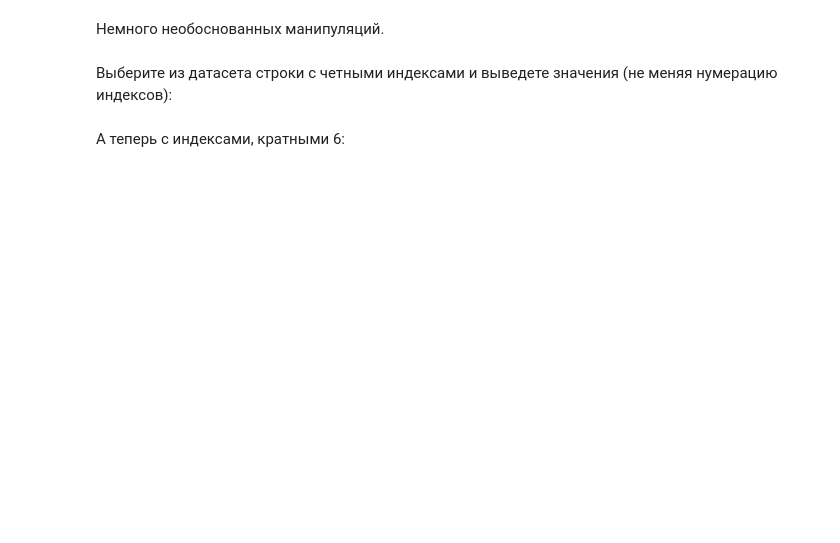
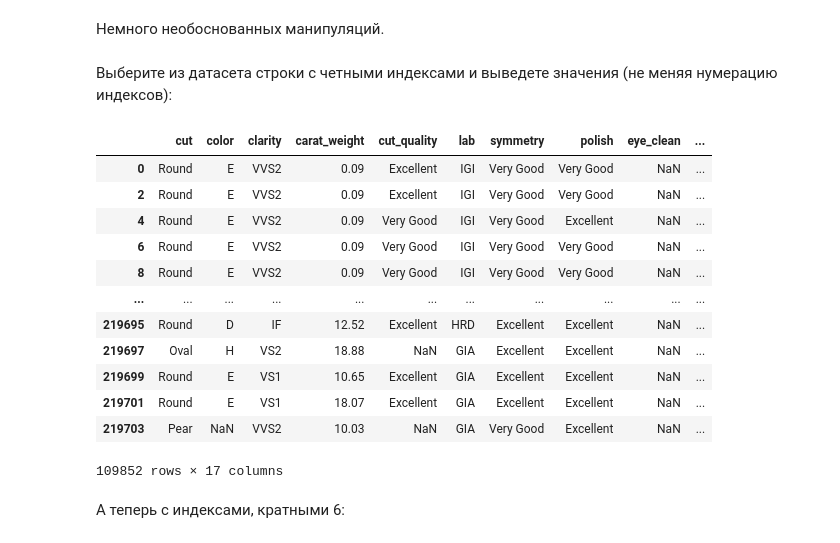
Before and after one commit to aleks-haksly/Postypashka, a Jupyter notebook: DA/01 HW/HW_1.ipynb, the cells around one changed output. Drawn from its saved outputs; the diff is of its cells as text; code cells hidden in the pictures; blank space fills up the shorter version.

```diff
--- a/DA/01 HW/HW_1.ipynb
+++ b/DA/01 HW/HW_1.ipynb
@@ -520,7 +520,12 @@ diamonds[cols_to_drop].isna().sum().apply(lambda x: diamonds.shape[0] - x).renam
 dtype: int64
 # %% [markdown]
 удалить данные колонки из датасета, сохранив изменения (в дальнейшем работаем измененным датасетом):
+# %%
+diamonds.drop(columns=cols_to_drop, inplace=True)
 # %% [markdown]
 Проделайте тоже самое для колонок, начинающихся с `culet_`:
+# %%
+
+diamonds.drop(columns=diamonds.columns[diamonds.columns.str.startswith('culet_')], inplace=True)
 # %% [markdown]
 Посчитайте сколько бы стоил (в тысячах долларов) сейф, в котором хранились бы все бриллианты из датасета:
@@ -528,5 +538,21 @@ dtype: int64
 Немного необоснованных манипуляций.
 # %% [markdown]
 Выберите из датасета строки с четными индексами и выведете значения (не меняя нумерацию индексов):
+# %%
+diamonds.iloc[::2]
+# %% [output]
+|  | cut | color | clarity | carat_weight | cut_quality | lab | symmetry | polish | eye_clean | ... |
+| 0 | Round | E | VVS2 | 0.09 | Excellent | IGI | Very Good | Very Good | NaN | ... |
+| 2 | Round | E | VVS2 | 0.09 | Excellent | IGI | Very Good | Very Good | NaN | ... |
+| 4 | Round | E | VVS2 | 0.09 | Very Good | IGI | Very Good | Excellent | NaN | ... |
+| 6 | Round | E | VVS2 | 0.09 | Very Good | IGI | Very Good | Very Good | NaN | ... |
+| 8 | Round | E | VVS2 | 0.09 | Very Good | IGI | Very Good | Very Good | NaN | ... |
+| ... | ... | ... | ... | ... | ... | ... | ... | ... | ... | ... |
+| 219695 | Round | D | IF | 12.52 | Excellent | HRD | Excellent | Excellent | NaN | ... |
+| 219697 | Oval | H | VS2 | 18.88 | NaN | GIA | Excellent | Excellent | NaN | ... |
+| 219699 | Round | E | VS1 | 10.65 | Excellent | GIA | Excellent | Excellent | NaN | ... |
+| 219701 | Round | E | VS1 | 18.07 | Excellent | GIA | Excellent | Excellent | NaN | ... |
+| 219703 | Pear | NaN | VVS2 | 10.03 | NaN | GIA | Very Good | Excellent | NaN | ... |
+109852 rows × 17 columns
 # %% [markdown]
 А теперь с индексами, кратными 6:
```
Also changed, not shown: parts of 3 cells of this notebook.
